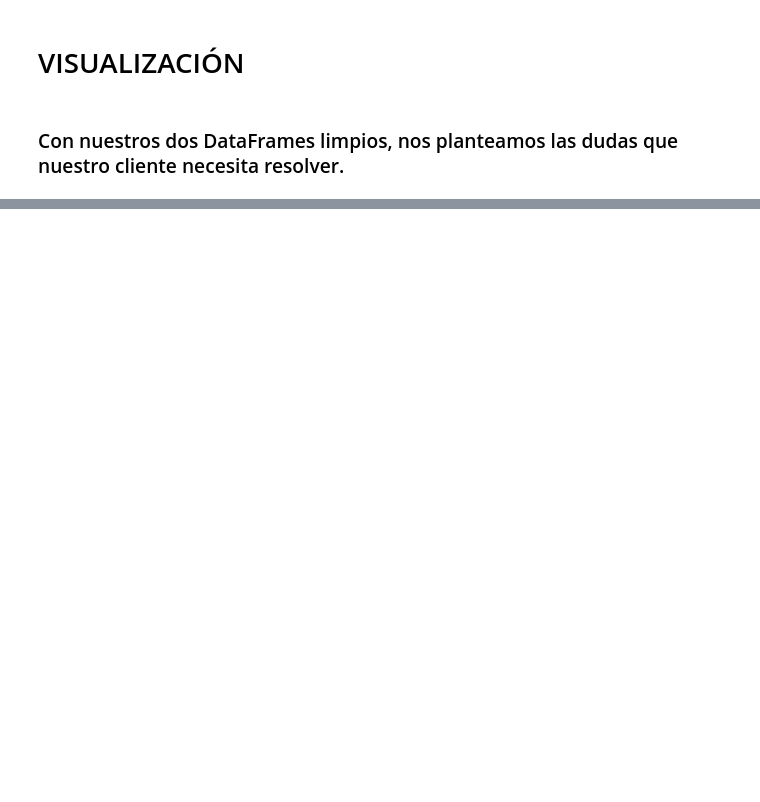
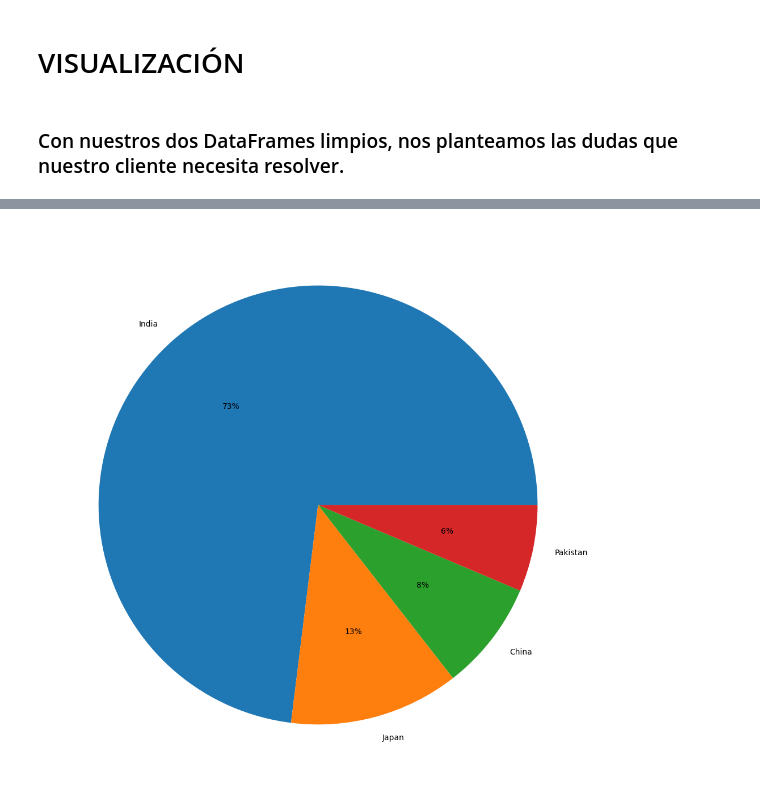
Before and after one commit to silviagordon/EDA-Visualizacion, a Jupyter notebook: Notebooks/Visualización.ipynb, the cells around one changed output, grey strips where cells are left out. Cells and saved outputs as stored; diff of their text form; code cells hidden in the pictures; blank space fills up the shorter version.

```diff
--- a/Notebooks/Visualización.ipynb
+++ b/Notebooks/Visualización.ipynb
@@ -31,0 +76,2 @@ df_tecnico.head()
+# %%
+df_asia2 = df_social[df_social["pais"].isin(["India", "Japan", "China", "Pakistan"])]
@@ -31,0 +80,9 @@ df_tecnico.head()
+# %%
+plt.figure(figsize=(10,10))
+
+plt.pie(labels = df_asia2["pais"].value_counts().keys(), x= df_asia2["pais"].value_counts().values, autopct="%1.0f%%")
+plt.tight_layout()
+
+plt.show()
+# %% [output]
+[figure, added]
```
Also changed, not shown: parts of 15 cells of this notebook.
